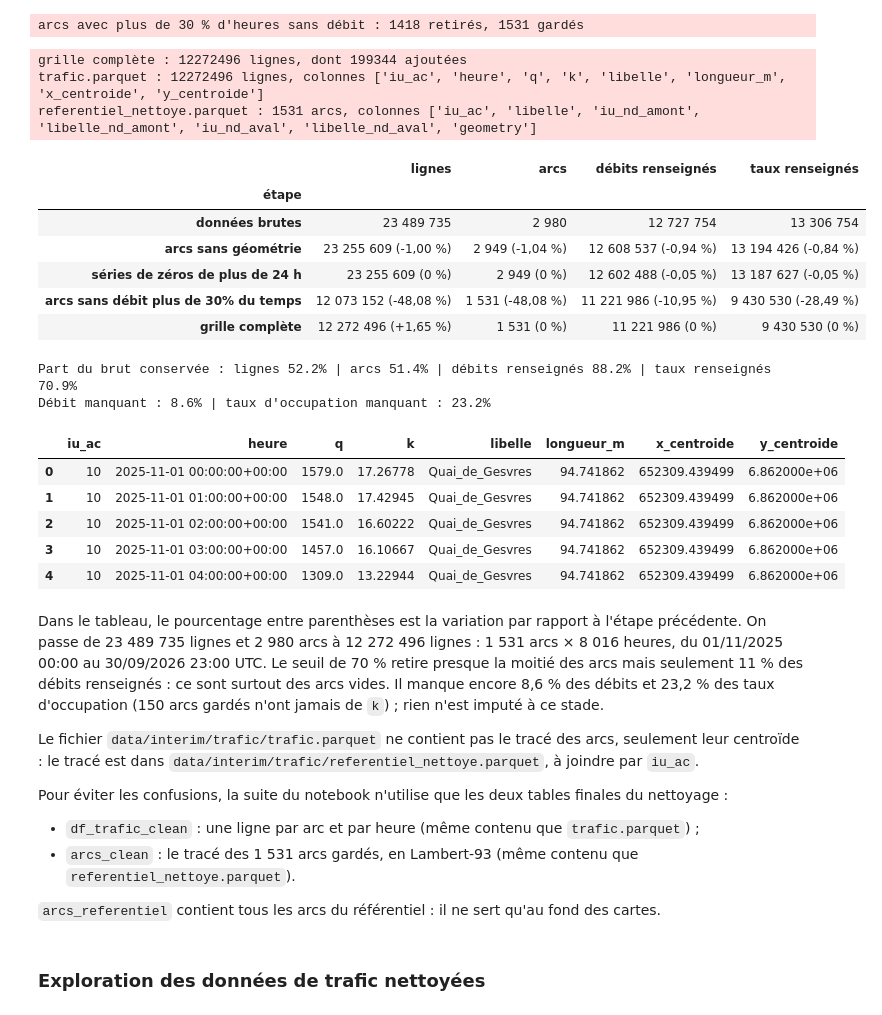
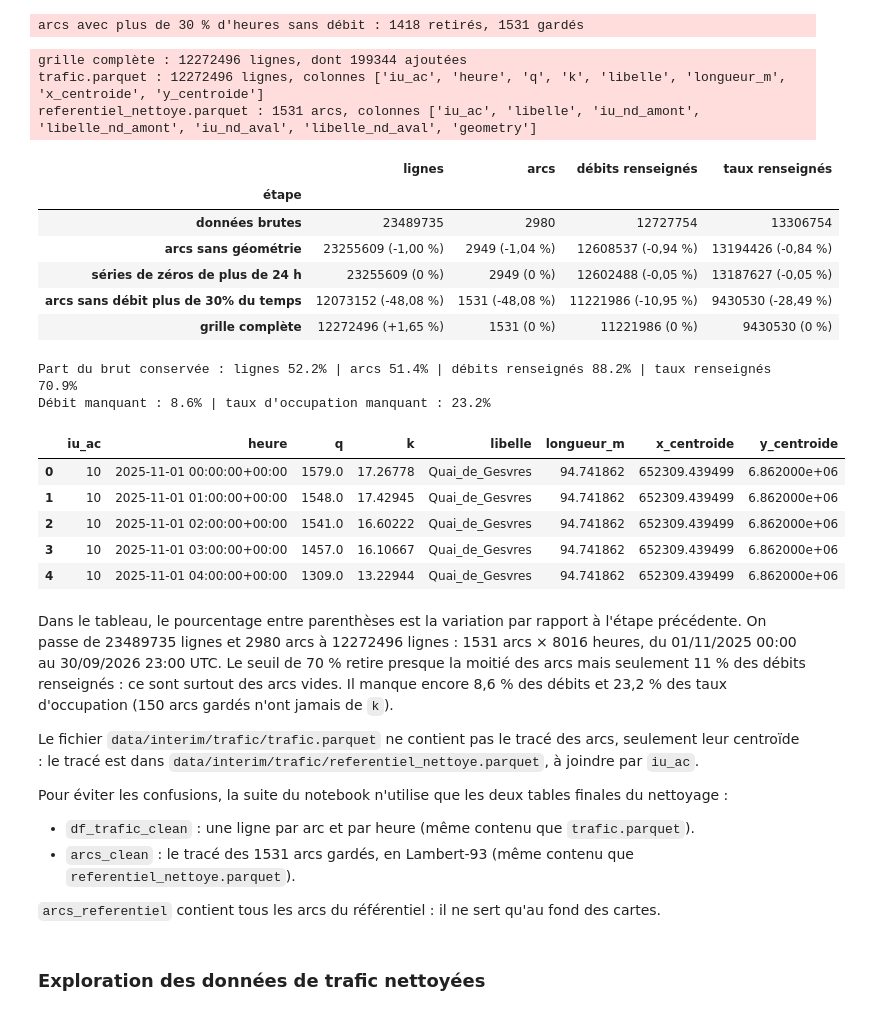
Before and after one commit to Antoine2212/projet-qualite-air, a Jupyter notebook: project.ipynb, the cells around one changed output. Saved outputs shown, nothing was run; the diff lists cells and outputs as text; code cells hidden in the pictures.

```diff
--- a/project.ipynb
+++ b/project.ipynb
@@ -341,6 +348,8 @@ Le nettoyage utilise les fonctions de `src/clean/trafic.py`. Le détail de chaqu
 # %%
-SEUIL_ZEROS = CFG["trafic"]["zeros_consecutifs_max"] # 24 par défaut (compromis, voir notebooks/analyse_trafic.ipynb)
-SEUIL_DEBIT = CFG["trafic"]["part_sans_debit_max"] # 70% par défaut (idem)
+SEUIL_ZEROS = CFG["trafic"][
+    "zeros_consecutifs_max"
+]  # 24 par défaut (compromis, voir notebooks/analyse_trafic.ipynb)
+SEUIL_DEBIT = CFG["trafic"]["part_sans_debit_max"]  # 70% par défaut (idem)
 HEURES = nettoyage_trafic.toutes_les_heures(
     CFG["periode"]
 )  # heures de la période, début de période en UTC
@@ -492,11 +501,10 @@ nettoyage_trafic.enregistrer(
 )
 
 
-
 # À partir de là, uniquement des lignes pour présenter l'évolution du dataset lors du nettoyage
 def avec_variation(valeur, precedente):
     """Valeur suivie de sa variation par rapport à l'étape précédente, en %."""
-    texte = f"{valeur:,}".replace(",", " ")
+    texte = str(valeur)
     if precedente is None:
         return texte
     if valeur == precedente:
@@ -505,38 +513,38 @@ def avec_variation(valeur, precedente):
         ".", ","
     )
 
 
 bilan = pd.DataFrame(etapes_trafic).set_index("étape")
 bilan_texte = bilan.astype(object)
 for i in range(len(bilan)):
     for colonne in bilan.columns:
         precedente = bilan[colonne].iloc[i - 1] if i > 0 else None
         bilan_texte.iloc[i, bilan.columns.get_loc(colonne)] = avec_variation(
             bilan[colonne].iloc[i], precedente
         )
 display(bilan_texte)
 
 part_du_brut = bilan.iloc[-1] / bilan.iloc[0]
 print(
     "Part du brut conservée : "
     + " | ".join(f"{colonne} {part:.1%}" for colonne, part in part_du_brut.items())
 )
 print(
     f"Débit manquant : {df_trafic_clean['q'].isna().mean():.1%} | "
     f"taux d'occupation manquant : {df_trafic_clean['k'].isna().mean():.1%}"
 )
 display(df_trafic_clean.head())
 # %% [output]
 grille complète : 12272496 lignes, dont 199344 ajoutées
 trafic.parquet : 12272496 lignes, colonnes ['iu_ac', 'heure', 'q', 'k', 'libelle', 'longueur_m', 'x_centroide', 'y_centroide']
 referentiel_nettoye.parquet : 1531 arcs, colonnes ['iu_ac', 'libelle', 'iu_nd_amont', 'libelle_nd_amont', 'iu_nd_aval', 'libelle_nd_aval', 'geometry']
 |  | lignes | arcs | débits renseignés | taux renseignés |
 | étape |  |  |  |  |
-| données brutes | 23 489 735 | 2 980 | 12 727 754 | 13 306 754 |
-| arcs sans géométrie | 23 255 609 (-1,00 %) | 2 949 (-1,04 %) | 12 608 537 (-0,94 %) | 13 194 426 (-0,84 %) |
-| séries de zéros de plus de 24 h | 23 255 609 (0 %) | 2 949 (0 %) | 12 602 488 (-0,05 %) | 13 187 627 (-0,05 %) |
-| arcs sans débit plus de 30% du temps | 12 073 152 (-48,08 %) | 1 531 (-48,08 %) | 11 221 986 (-10,95 %) | 9 430 530 (-28,49 %) |
-| grille complète | 12 272 496 (+1,65 %) | 1 531 (0 %) | 11 221 986 (0 %) | 9 430 530 (0 %) |
+| données brutes | 23489735 | 2980 | 12727754 | 13306754 |
+| arcs sans géométrie | 23255609 (-1,00 %) | 2949 (-1,04 %) | 12608537 (-0,94 %) | 13194426 (-0,84 %) |
+| séries de zéros de plus de 24 h | 23255609 (0 %) | 2949 (0 %) | 12602488 (-0,05 %) | 13187627 (-0,05 %) |
+| arcs sans débit plus de 30% du temps | 12073152 (-48,08 %) | 1531 (-48,08 %) | 11221986 (-10,95 %) | 9430530 (-28,49 %) |
+| grille complète | 12272496 (+1,65 %) | 1531 (0 %) | 11221986 (0 %) | 9430530 (0 %) |
 Part du brut conservée : lignes 52.2% | arcs 51.4% | débits renseignés 88.2% | taux renseignés 70.9%
 Débit manquant : 8.6% | taux d'occupation manquant : 23.2%
 |  | iu_ac | heure | q | k | libelle | longueur_m | x_centroide | y_centroide |
@@ -546,13 +554,13 @@ Débit manquant : 8.6% | taux d'occupation manquant : 23.2%
 | 3 | 10 | 2025-11-01 03:00:00+00:00 | 1457.0 | 16.10667 | Quai_de_Gesvres | 94.741862 | 652309.439499 | 6.862000e+06 |
 | 4 | 10 | 2025-11-01 04:00:00+00:00 | 1309.0 | 13.22944 | Quai_de_Gesvres | 94.741862 | 652309.439499 | 6.862000e+06 |
 # %% [markdown]
-Dans le tableau, le pourcentage entre parenthèses est la variation par rapport à l'étape précédente. On passe de 23 489 735 lignes et 2 980 arcs à 12 272 496 lignes : 1 531 arcs × 8 016 heures, du 01/11/2025 00:00 au 30/09/2026 23:00 UTC. Le seuil de 70 % retire presque la moitié des arcs mais seulement 11 % des débits renseignés : ce sont surtout des arcs vides. Il manque encore 8,6 % des débits et 23,2 % des taux d'occupation (150 arcs gardés n'ont jamais de `k`) ; rien n'est imputé à ce stade.
+Dans le tableau, le pourcentage entre parenthèses est la variation par rapport à l'étape précédente. On passe de 23489735 lignes et 2980 arcs à 12272496 lignes : 1531 arcs × 8016 heures, du 01/11/2025 00:00 au 30/09/2026 23:00 UTC. Le seuil de 70 % retire presque la moitié des arcs mais seulement 11 % des débits renseignés : ce sont surtout des arcs vides. Il manque encore 8,6 % des débits et 23,2 % des taux d'occupation (150 arcs gardés n'ont jamais de `k`).
 
 Le fichier `data/interim/trafic/trafic.parquet` ne contient pas le tracé des arcs, seulement leur centroïde : le tracé est dans `data/interim/trafic/referentiel_nettoye.parquet`, à joindre par `iu_ac`.
 
 Pour éviter les confusions, la suite du notebook n'utilise que les deux tables finales du nettoyage :
-- `df_trafic_clean` : une ligne par arc et par heure (même contenu que `trafic.parquet`) ;
-- `arcs_clean` : le tracé des 1 531 arcs gardés, en Lambert-93 (même contenu que `referentiel_nettoye.parquet`).
+- `df_trafic_clean` : une ligne par arc et par heure (même contenu que `trafic.parquet`).
+- `arcs_clean` : le tracé des 1531 arcs gardés, en Lambert-93 (même contenu que `referentiel_nettoye.parquet`).
 
 `arcs_referentiel` contient tous les arcs du référentiel : il ne sert qu'au fond des cartes.
 # %% [markdown]
```
Also changed, not shown: parts of 40 cells of this notebook, 11 other files.
